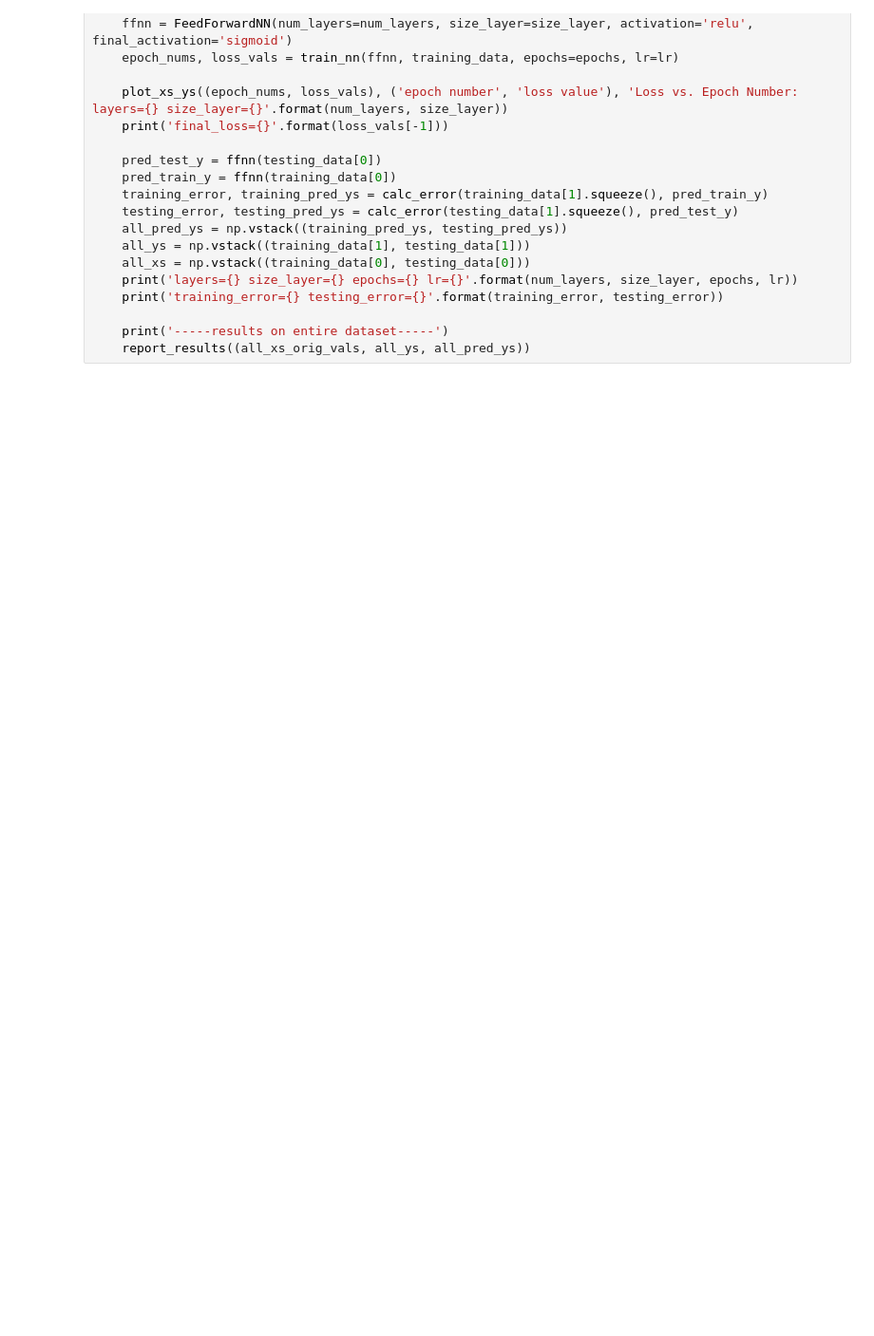
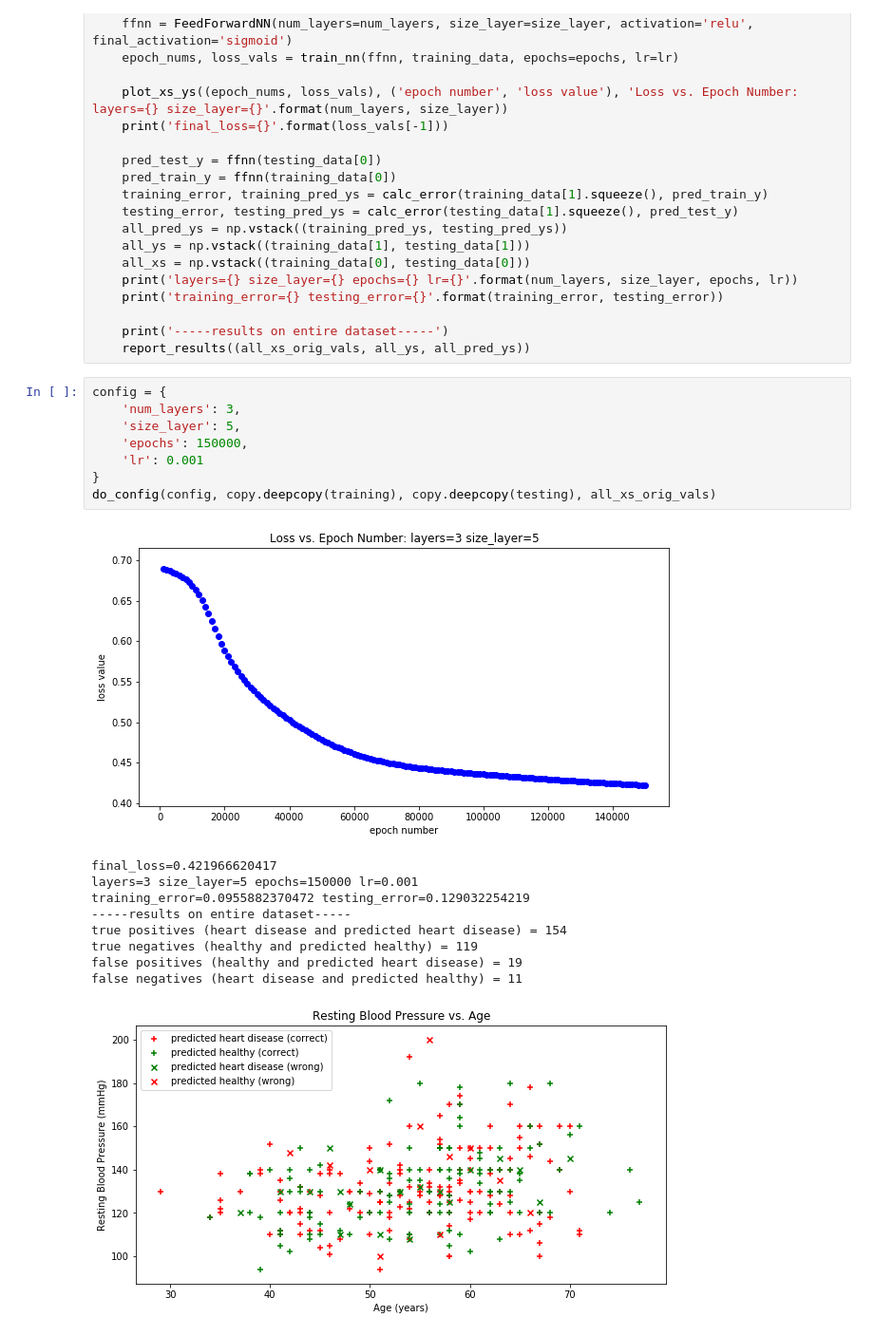
Before and after one commit to nseidl/ml_heart_disease, a Jupyter notebook: src/NeuralNetwork.ipynb, the cells around one changed output. Shown at 95% size. Drawn from its saved outputs; the diff is of its cells as text; blank space fills up the shorter version.

```diff
--- a/src/NeuralNetwork.ipynb
+++ b/src/NeuralNetwork.ipynb
@@ -273,3 +273,22 @@ def do_config(config, training_data, testing_data, all_xs_orig_vals):
 
     print('-----results on entire dataset-----')
     report_results((all_xs_orig_vals, all_ys, all_pred_ys))
+# %%
+config = {
+    'num_layers': 3,
+    'size_layer': 5,
+    'epochs': 150000,
+    'lr': 0.001
+}
+do_config(config, copy.deepcopy(training), copy.deepcopy(testing), all_xs_orig_vals)
+# %% [output]
+[figure, added]
+final_loss=0.421966620417
+layers=3 size_layer=5 epochs=150000 lr=0.001
+training_error=0.0955882370472 testing_error=0.129032254219
+-----results on entire dataset-----
+true positives (heart disease and predicted heart disease) = 154
+true negatives (healthy and predicted healthy) = 119
+false positives (healthy and predicted heart disease) = 19
+false negatives (heart disease and predicted healthy) = 11
+[figure, added]
```
Also changed, not shown: parts of 8 cells of this notebook.
